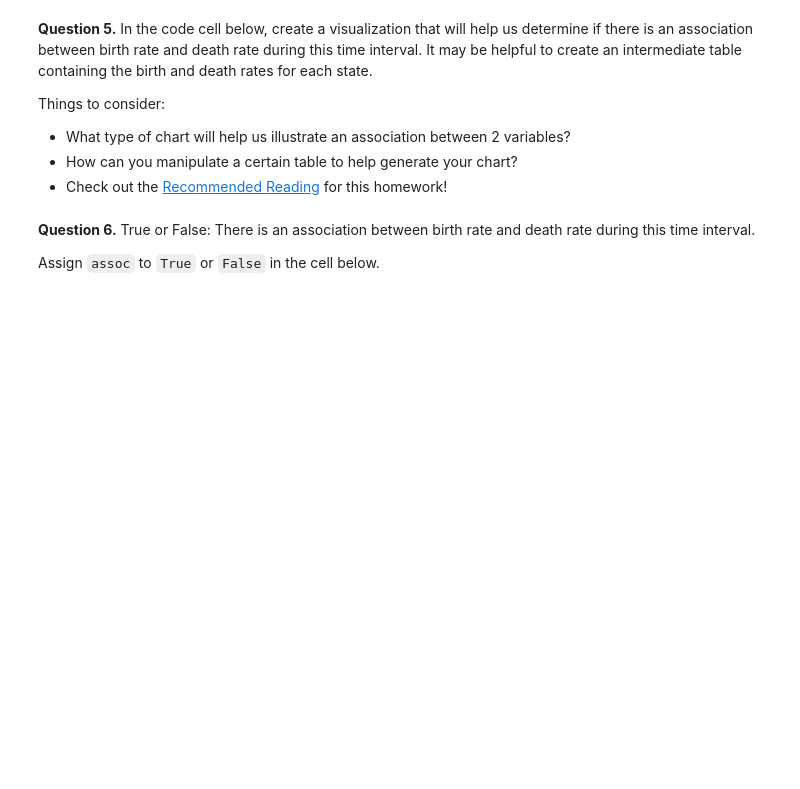
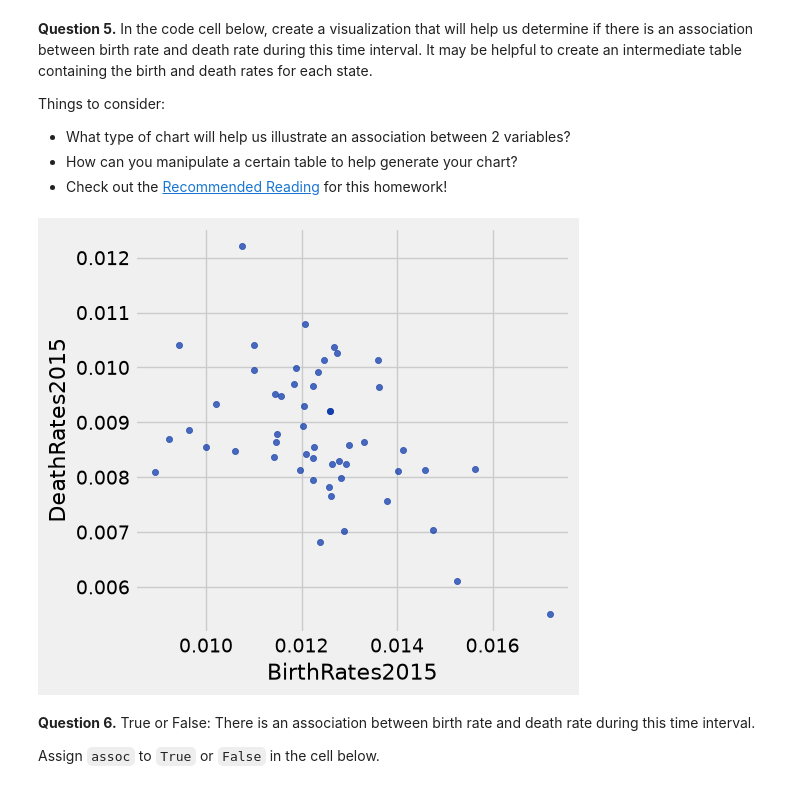
Before and after one commit to miracomstock/MCNewRepo, a Jupyter notebook: Homework 3 - Visualizations/hw03.ipynb, the cells around one changed output. Saved outputs shown, nothing was run; the diff lists cells and outputs as text; code cells hidden in the pictures; blank space fills up the shorter version.

```diff
--- a/Homework 3 - Visualizations/hw03.ipynb
+++ b/Homework 3 - Visualizations/hw03.ipynb
@@ -287,7 +287,13 @@ Things to consider:
 # %%
 # In this cell, use birth_rates and death_rates to generate your visualization
 birth_rates_2015 = pop.column('BIRTHS') / pop.column('2015')
 death_rates_2015 = pop.column('DEATHS') / pop.column('2015')
+Newtable = pop.with_columns("BirthRates2015", birth_rates_2015, "DeathRates2015", death_rates_2015)
+Newtable
+scatter = Newtable.scatter("BirthRates2015", "DeathRates2015")
+scatter
+# %% [output]
+[figure, added]
 # %% [markdown]
 <!-- END QUESTION -->
 
```
Also changed, not shown: parts of 13 cells of this notebook, 1 other file.
